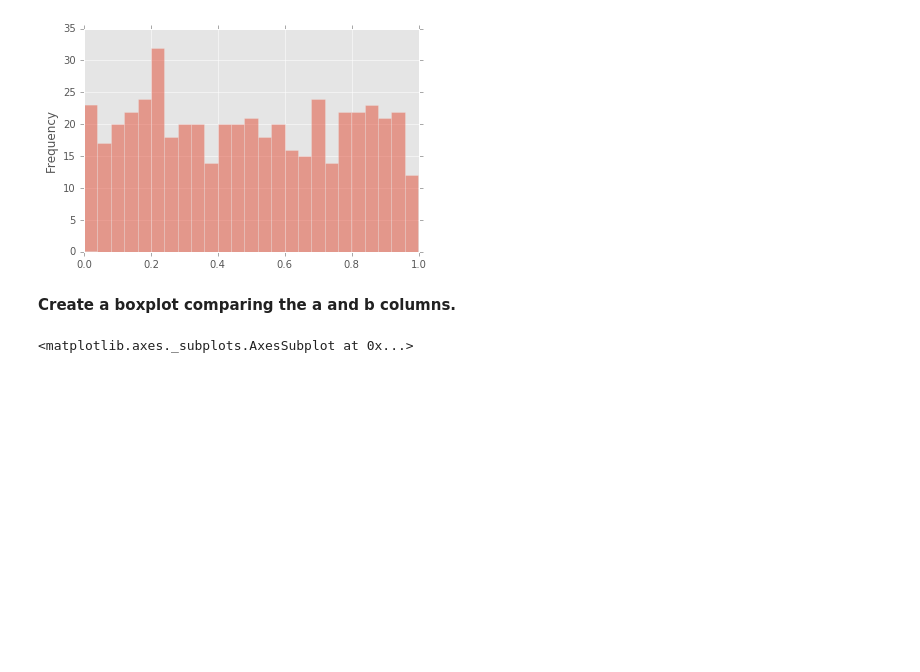
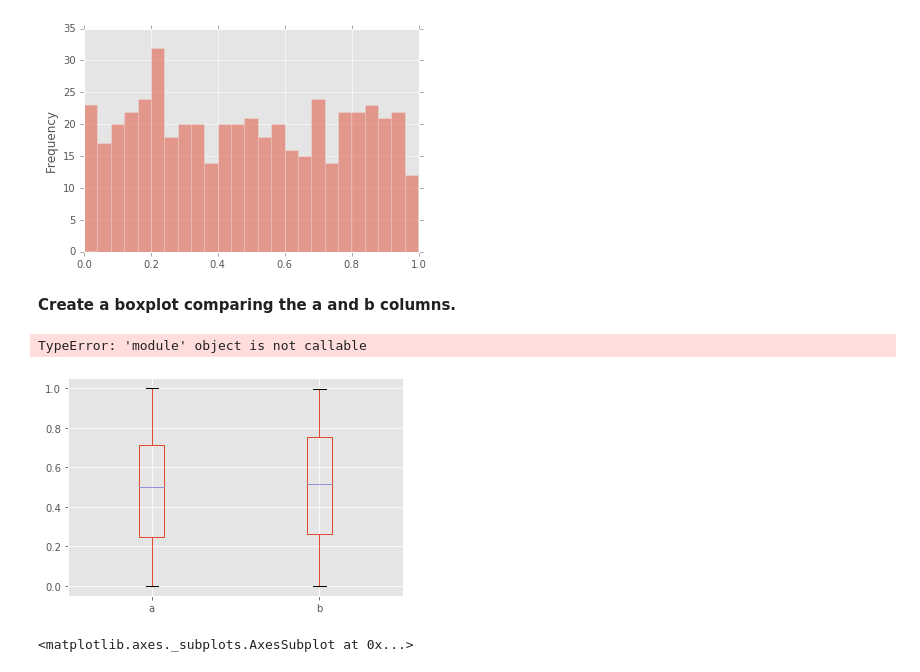
Before and after one commit to fbulbulov/AISpring-exercises, a Jupyter notebook: M1/d10_Matplotlib/02_Pandas_Data_Visualization_Exercise .ipynb, the cells around one changed output. Drawn from its saved outputs; the diff is of its cells as text; code cells hidden in the pictures; blank space fills up the shorter version.

```diff
--- a/M1/d10_Matplotlib/02_Pandas_Data_Visualization_Exercise .ipynb
+++ b/M1/d10_Matplotlib/02_Pandas_Data_Visualization_Exercise .ipynb
@@ -82,6 +82,11 @@ Text(0, 0.5, 'Frequency')
 [figure]
 # %% [markdown]
 **Create a boxplot comparing the a and b columns.**
+# %%
+df3[['a','b']].plot.box()
+# %% [output]
+TypeError: 'module' object is not callable
+[figure, added]
 # %%
 #DO NOT TOUCH ME
 # %% [output]
```
Also changed, not shown: parts of 1 cell of this notebook.
